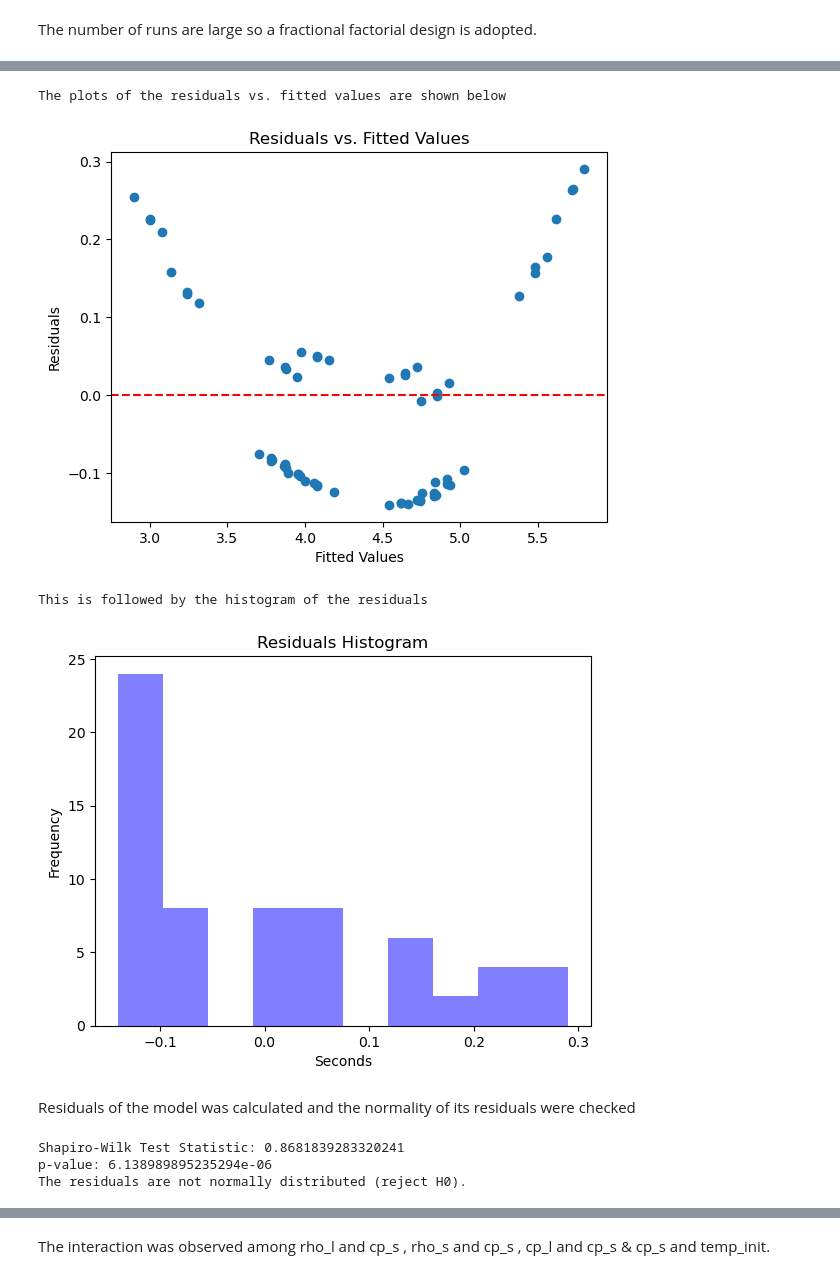
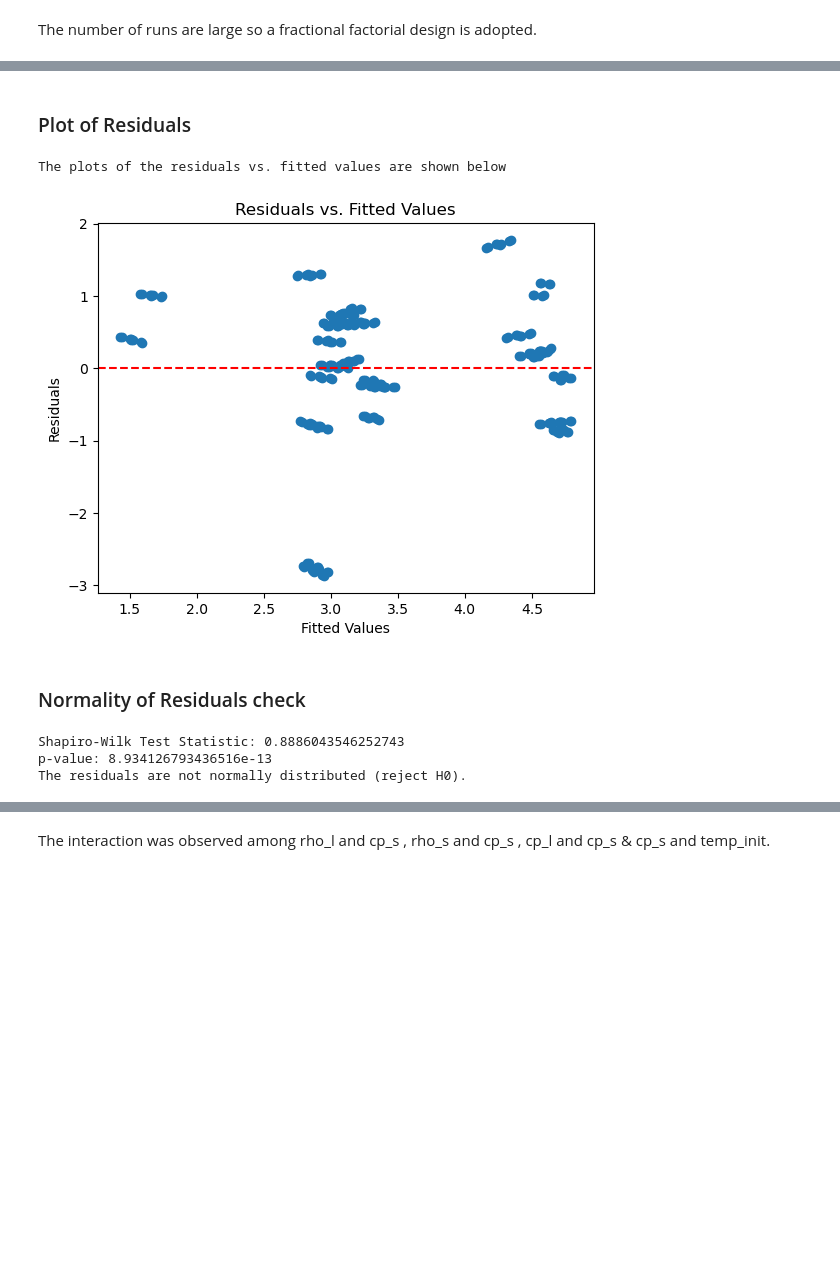
Before and after one commit to radhikrammohan/1D_HT_Pinn, a Jupyter notebook: Data_prep/1D_SVR/DOE/1D_HT_DOE_4.ipynb, the cells around one changed output, grey strips where cells are left out. Cells and saved outputs as stored; diff of their text form; code cells hidden in the pictures; blank space fills up the shorter version.

```diff
--- a/Data_prep/1D_SVR/DOE/1D_HT_DOE_4.ipynb
+++ b/Data_prep/1D_SVR/DOE/1D_HT_DOE_4.ipynb
@@ -66,11 +68,11 @@ from pyDOE2 import fracfact
 
 num_levels = 2
 levels = [0, 1]
-num_vars = 10
-design2 = fracfact('a b c d e f abcdef abcd bcde adce ')
+num_vars = 11
+design2 = fracfact('a b c d e f g h abcd abce abde')
 L_level = 0.99
 R_level = 1.01
-perc_change = [0.03, 0.03, 0.03, 0.03, 0.03, 0.03, 1.0, 0.03, 0.60, 0.30]
+perc_change = [0.03, 0.03, 0.03, 0.03, 0.03, 0.03, 1.0, 0.03, 0.60, 0.30,0.30]
 factor_levels = {
     'rho_l': [2760.0, 2760.0 * (1 + perc_change[0])],
     'rho_s': [3000.0, 3000.0 * (1 + perc_change[1])],
@@ -81,8 +83,8 @@ factor_levels = {
     'Surr_temp': [313.0, 313.0 * (1 + perc_change[6])],
     'L_fusion': [389e3, 389e3 * (1 + perc_change[7])],
     'temp_init': [880.0, 880.0 * (1 + perc_change[8])],
-    'heat_transfer_coefficient': [10.0, 10.0 * (1 + perc_change[9])],
-
+    'heat_transfer_coefficient_left': [10.0, 10.0 * (1 + perc_change[9])],
+    'heat_transfer_coefficient_right': [11.0, 10.0 * (1 + perc_change[10])],
 }
 
 factor_names = list(factor_levels.keys())
@@ -141,7 +143,7 @@ Regression model is developed
 
 
 # Create the formula for the ANOVA
-formula = 'Lowest_Niyama ~ C(rho_l) + C(rho_s) + C(k_l) + C(k_s) + C(cp_l) + C(cp_s) + C(Surr_temp) + C(L_fusion) + C(temp_init)+ C(heat_transfer_coefficient)'
+formula = 'Lowest_Niyama ~ C(rho_l) + C(rho_s) + C(k_l) + C(k_s) + C(cp_l) + C(cp_s) + C(Surr_temp) + C(L_fusion) + C(temp_init)+ C(heat_transfer_coefficient_left)+C(heat_transfer_coefficient_right)'
 
 # Fit the model
 model = sm.OLS.from_formula(formula, data=FracFact_doe_sol_time).fit()
@@ -164,32 +166,32 @@ Covariance Type:            nonrobust
 
 Notes:
 [1] Standard Errors assume that the covariance matrix of the errors is correctly specified.
+# %% [markdown]
+### Plot of Residuals
 # %%
 residuals_ols = model.resid
 FracFact_doe_sol_time['Residuals'] =residuals_ols
 print (f"The plots of the residuals vs. fitted values are shown below")
 # Plot residuals vs. fitted values
 plt.scatter(model.fittedvalues, residuals_ols)
 plt.axhline(0, color='red', linestyle='--')
 plt.title('Residuals vs. Fitted Values')
 plt.xlabel('Fitted Values')
 plt.ylabel('Residuals')
 plt.show()
 
 
-print (f"This is followed by the histogram of the residuals")
-plt.hist(residuals_ols, bins=10, alpha=0.5, color='b')
-plt.title('Residuals Histogram')
-plt.xlabel('Seconds')
-plt.ylabel('Frequency')
-plt.show()
+# print (f"This is followed by the histogram of the residuals")
+# plt.hist(residuals_ols, bins=10, alpha=0.5, color='b')
+# plt.title('Residuals Histogram')
+# plt.xlabel('Seconds')
+# plt.ylabel('Frequency')
+# plt.show()
 # %% [output]
 The plots of the residuals vs. fitted values are shown below
-[figure, old version]
+[figure, new version]
-This is followed by the histogram of the residuals
-[figure, removed]
-# %% [markdown]
-Residuals of the model was calculated and the normality of its residuals were checked
+# %% [markdown]
+### Normality of Residuals check
 # %%
 from scipy.stats import shapiro
 
@@ -203,7 +205,7 @@ if p_value > 0.05:
 else:
     print('The residuals are not normally distributed (reject H0).')
 # %% [output]
-Shapiro-Wilk Test Statistic: 0.8681839283320241
-p-value: 6.138989895235294e-06
+Shapiro-Wilk Test Statistic: 0.8886043546252743
+p-value: 8.934126793436516e-13
 The residuals are not normally distributed (reject H0).
 # %% [markdown]
```
Also changed, not shown: parts of 48 cells of this notebook, 7 other files.
